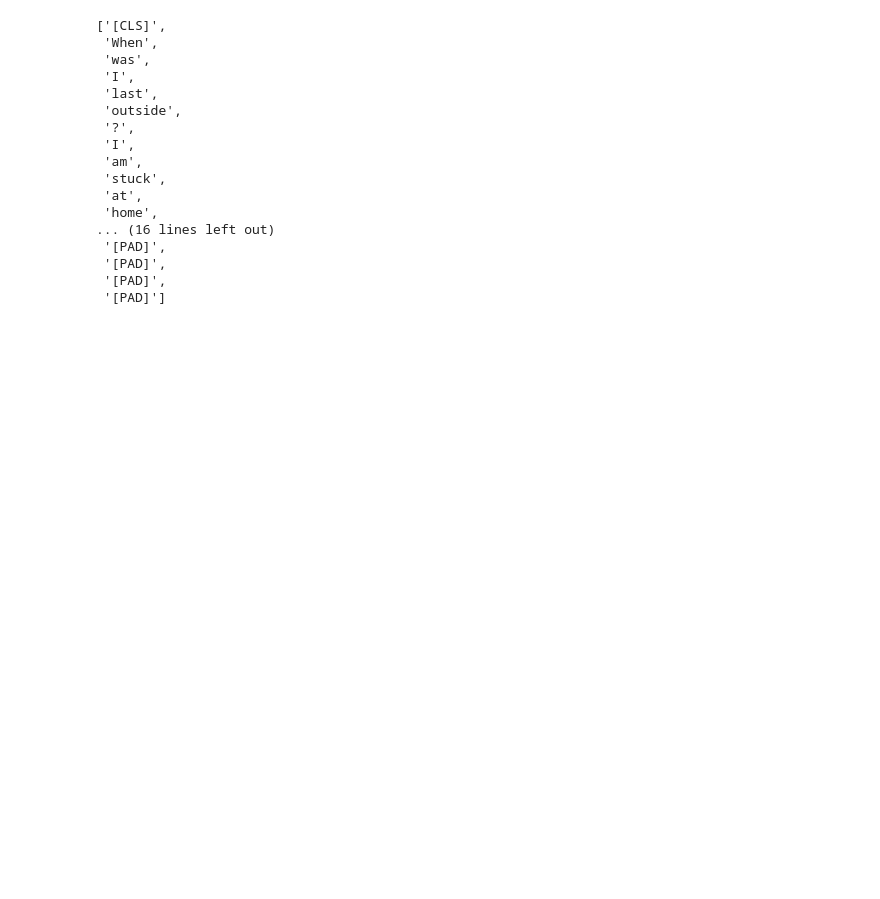
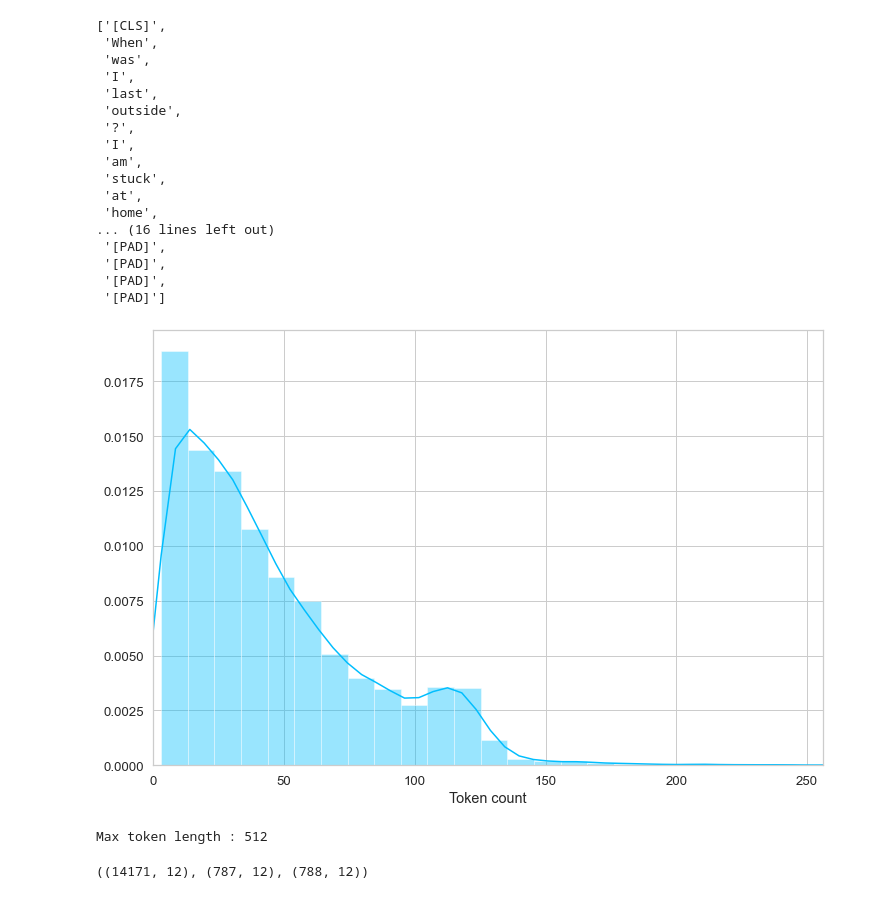
Before and after one commit to SimicSvetislav/9gag-post-popularity-prediction, a Jupyter notebook: notebooks/comment_sentiment_language_model.ipynb, the cells around one changed output. Saved outputs shown, nothing was run; the diff lists cells and outputs as text; code cells hidden in the pictures; blank space fills up the shorter version.

```diff
--- a/notebooks/comment_sentiment_language_model.ipynb
+++ b/notebooks/comment_sentiment_language_model.ipynb
@@ -184,3 +189,22 @@ tokenizer.convert_ids_to_tokens(encoding['input_ids'][0])
  '[PAD]',
  '[PAD]',
  '[PAD]']
+# %%
+token_lens = []
+max_token_len = 0
+
+for txt in df.content:
+  tokens = tokenizer.encode(txt, max_length=512)
+  token_lens.append(len(tokens))
+  if max_token_len < len(tokens):
+    max_token_len = len(tokens)
+# %%
+sns.distplot(token_lens)
+plt.xlim([0, 256]);
+plt.xlabel('Token count');
+# %% [output]
+[figure, added]
+# %%
+print("Max token length :", max_token_len)
+# %% [output]
+Max token length : 512
@@ -186,0 +249,4 @@ tokenizer.convert_ids_to_tokens(encoding['input_ids'][0])
+# %%
+df_train.shape, df_val.shape, df_test.shape
+# %% [output]
+((14171, 12), (787, 12), (788, 12))
```
Also changed, not shown: parts of 49 cells of this notebook, 5 other files.
